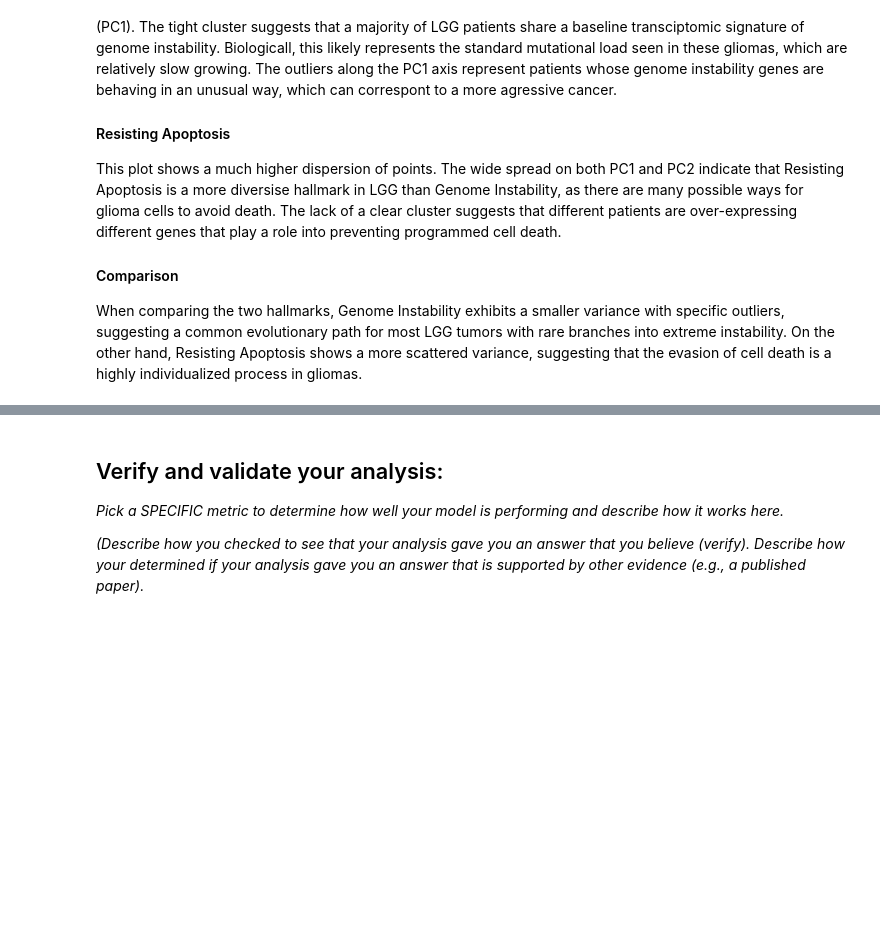
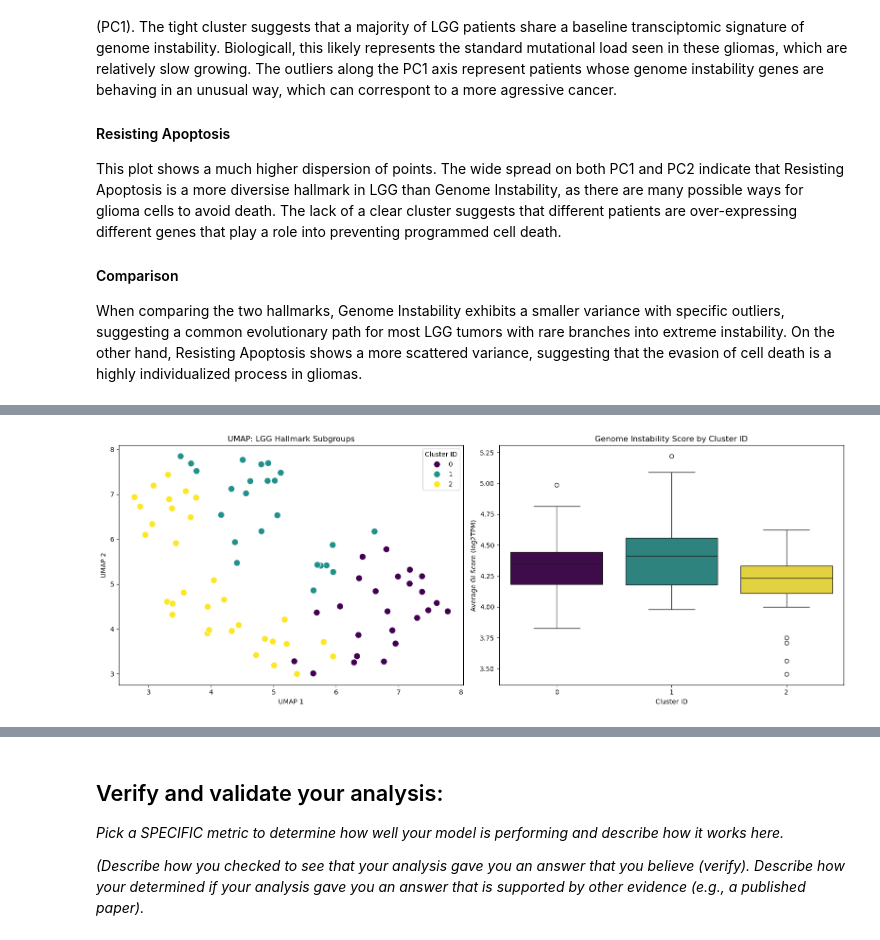
Before and after one commit to gracevl/lee-spencer-Module-4-Cancer, a Jupyter notebook: code/Module 4 Template.ipynb, the cells around one changed output, grey strips where cells are left out. Drawn from its saved outputs; the diff is of its cells as text; code cells hidden in the pictures; blank space fills up the shorter version.

Commit message:
UMAP - Kiran
did UMAP and explained results - Kiran

```diff
--- a/code/Module 4 Template.ipynb
+++ b/code/Module 4 Template.ipynb
@@ -371,0 +380,50 @@ When comparing the two hallmarks, Genome Instability exhibits a smaller variance
+# %%
+import umap
+from sklearn.cluster import KMeans
+import seaborn as sns
+import matplotlib.pyplot as plt
+import pandas as pd
+
+# 1. CALCULATE HALLMARK SCORES
+# ------------------------------------------------------------------
+X['GI_Score'] = X.mean(axis=1)
+X2_mean = X2.mean(axis=1)
+
+# 2. COMBINE FEATURES FOR UNSUPERVISED LEARNING
+# ------------------------------------------------------------------
+X_combined = pd.concat([X.drop(columns=['GI_Score']), X2], axis=1)
+
+# 3. K-MEANS CLUSTERING
+# ------------------------------------------------------------------
+kmeans = KMeans(n_clusters=3, random_state=42)
+combined_clusters = kmeans.fit_predict(X_combined)
+
+# 4. UMAP DIMENSIONALITY REDUCTION
+# ------------------------------------------------------------------
+reducer = umap.UMAP(n_neighbors=15, min_dist=0.1, random_state=42)
+X_umap = reducer.fit_transform(X_combined)
+
+# 5. VISUALIZATION (Color Match Fixed)
+# ------------------------------------------------------------------
+fig, (ax1, ax2) = plt.subplots(1, 2, figsize=(16, 6))
+
+# Plot A: UMAP Visualizing Patient Subtypes
+sns.scatterplot(x=X_umap[:, 0], y=X_umap[:, 1], hue=combined_clusters,
+                palette='viridis', s=100, ax=ax1)
+ax1.set_title("UMAP: LGG Hallmark Subgroups")
+ax1.set_xlabel("UMAP 1")
+ax1.set_ylabel("UMAP 2")
+ax1.legend(title="Cluster ID")
+
+# Plot B: Validating Features vs. Target (GI Score)
+# Explicitly setting hue=combined_clusters ensures the colors match Plot A
+sns.boxplot(x=combined_clusters, y=X['GI_Score'], hue=combined_clusters,
+            palette='viridis', ax=ax2, legend=False)
+ax2.set_title("Genome Instability Score by Cluster ID")
+ax2.set_xlabel("Cluster ID")
+ax2.set_ylabel("Average GI Score (log2TPM)")
+
+plt.tight_layout()
+plt.show()
+# %% [output]
+[figure, added]
```
Also changed, not shown: parts of 3 cells of this notebook.
